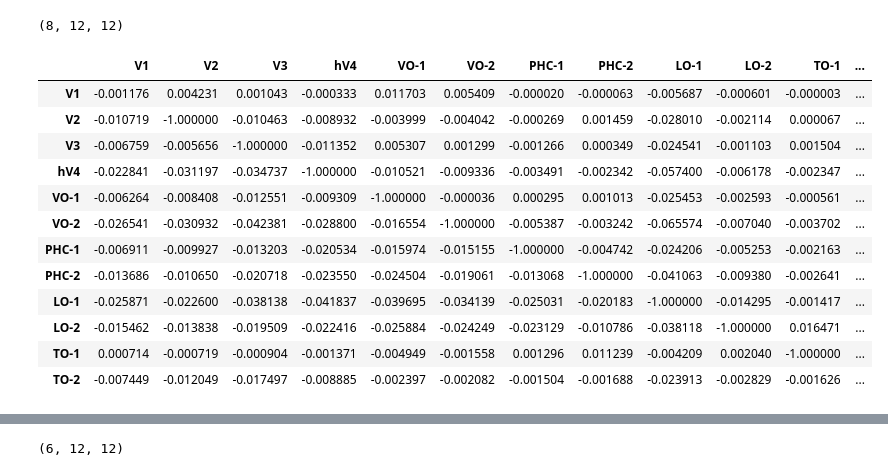
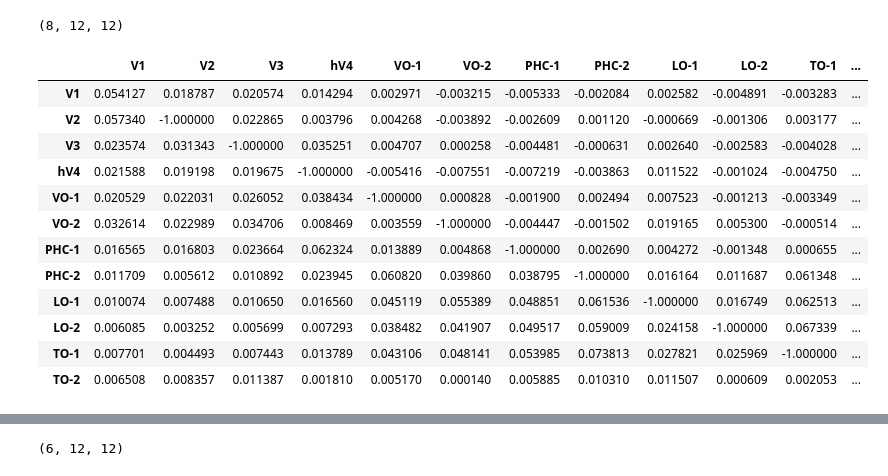
Before and after one commit to StanBgy/Thesis, a Jupyter notebook: src/create_model_bestROI.ipynb, the cells around one changed output, grey strips where cells are left out. Cells and saved outputs as stored; diff of their text form; code cells hidden in the pictures.

```diff
--- a/src/create_model_bestROI.ipynb
+++ b/src/create_model_bestROI.ipynb
@@ -237,20 +247,20 @@ results_both_hemis.shape
 # %% [output]
 (8, 12, 12)
 # %%
-subj01_results = pd.DataFrame(results_both_hemis[6], columns=rois.keys(), index=rois.keys())
+subj01_results = pd.DataFrame(results_both_hemis[1], columns=rois.keys(), index=rois.keys())
 subj01_results["best_roi"]  = subj01_results.idxmax(axis=1)
 subj01_results
 # %% [output]
 |  | V1 | V2 | V3 | hV4 | VO-1 | VO-2 | PHC-1 | PHC-2 | LO-1 | LO-2 | TO-1 | ... |
-| V1 | -0.001176 | 0.004231 | 0.001043 | -0.000333 | 0.011703 | 0.005409 | -0.000020 | -0.000063 | -0.005687 | -0.000601 | -0.000003 | ... |
-| V2 | -0.010719 | -1.000000 | -0.010463 | -0.008932 | -0.003999 | -0.004042 | -0.000269 | 0.001459 | -0.028010 | -0.002114 | 0.000067 | ... |
-| V3 | -0.006759 | -0.005656 | -1.000000 | -0.011352 | 0.005307 | 0.001299 | -0.001266 | 0.000349 | -0.024541 | -0.001103 | 0.001504 | ... |
-| hV4 | -0.022841 | -0.031197 | -0.034737 | -1.000000 | -0.010521 | -0.009336 | -0.003491 | -0.002342 | -0.057400 | -0.006178 | -0.002347 | ... |
-| VO-1 | -0.006264 | -0.008408 | -0.012551 | -0.009309 | -1.000000 | -0.000036 | 0.000295 | 0.001013 | -0.025453 | -0.002593 | -0.000561 | ... |
-| VO-2 | -0.026541 | -0.030932 | -0.042381 | -0.028800 | -0.016554 | -1.000000 | -0.005387 | -0.003242 | -0.065574 | -0.007040 | -0.003702 | ... |
-| PHC-1 | -0.006911 | -0.009927 | -0.013203 | -0.020534 | -0.015974 | -0.015155 | -1.000000 | -0.004742 | -0.024206 | -0.005253 | -0.002163 | ... |
-| PHC-2 | -0.013686 | -0.010650 | -0.020718 | -0.023550 | -0.024504 | -0.019061 | -0.013068 | -1.000000 | -0.041063 | -0.009380 | -0.002641 | ... |
-| LO-1 | -0.025871 | -0.022600 | -0.038138 | -0.041837 | -0.039695 | -0.034139 | -0.025031 | -0.020183 | -1.000000 | -0.014295 | -0.001417 | ... |
-| LO-2 | -0.015462 | -0.013838 | -0.019509 | -0.022416 | -0.025884 | -0.024249 | -0.023129 | -0.010786 | -0.038118 | -1.000000 | 0.016471 | ... |
-| TO-1 | 0.000714 | -0.000719 | -0.000904 | -0.001371 | -0.004949 | -0.001558 | 0.001296 | 0.011239 | -0.004209 | 0.002040 | -1.000000 | ... |
-| TO-2 | -0.007449 | -0.012049 | -0.017497 | -0.008885 | -0.002397 | -0.002082 | -0.001504 | -0.001688 | -0.023913 | -0.002829 | -0.001626 | ... |
+| V1 | 0.054127 | 0.018787 | 0.020574 | 0.014294 | 0.002971 | -0.003215 | -0.005333 | -0.002084 | 0.002582 | -0.004891 | -0.003283 | ... |
+| V2 | 0.057340 | -1.000000 | 0.022865 | 0.003796 | 0.004268 | -0.003892 | -0.002609 | 0.001120 | -0.000669 | -0.001306 | 0.003177 | ... |
+| V3 | 0.023574 | 0.031343 | -1.000000 | 0.035251 | 0.004707 | 0.000258 | -0.004481 | -0.000631 | 0.002640 | -0.002583 | -0.004028 | ... |
+| hV4 | 0.021588 | 0.019198 | 0.019675 | -1.000000 | -0.005416 | -0.007551 | -0.007219 | -0.003863 | 0.011522 | -0.001024 | -0.004750 | ... |
+| VO-1 | 0.020529 | 0.022031 | 0.026052 | 0.038434 | -1.000000 | 0.000828 | -0.001900 | 0.002494 | 0.007523 | -0.001213 | -0.003349 | ... |
+| VO-2 | 0.032614 | 0.022989 | 0.034706 | 0.008469 | 0.003559 | -1.000000 | -0.004447 | -0.001502 | 0.019165 | 0.005300 | -0.000514 | ... |
+| PHC-1 | 0.016565 | 0.016803 | 0.023664 | 0.062324 | 0.013889 | 0.004868 | -1.000000 | 0.002690 | 0.004272 | -0.001348 | 0.000655 | ... |
+| PHC-2 | 0.011709 | 0.005612 | 0.010892 | 0.023945 | 0.060820 | 0.039860 | 0.038795 | -1.000000 | 0.016164 | 0.011687 | 0.061348 | ... |
+| LO-1 | 0.010074 | 0.007488 | 0.010650 | 0.016560 | 0.045119 | 0.055389 | 0.048851 | 0.061536 | -1.000000 | 0.016749 | 0.062513 | ... |
+| LO-2 | 0.006085 | 0.003252 | 0.005699 | 0.007293 | 0.038482 | 0.041907 | 0.049517 | 0.059009 | 0.024158 | -1.000000 | 0.067339 | ... |
+| TO-1 | 0.007701 | 0.004493 | 0.007443 | 0.013789 | 0.043106 | 0.048141 | 0.053985 | 0.073813 | 0.027821 | 0.025969 | -1.000000 | ... |
+| TO-2 | 0.006508 | 0.008357 | 0.011387 | 0.001810 | 0.005170 | 0.000140 | 0.005885 | 0.010310 | 0.011507 | 0.000609 | 0.002053 | ... |
```
Also changed, not shown: parts of 7 cells of this notebook, 5 other files.
